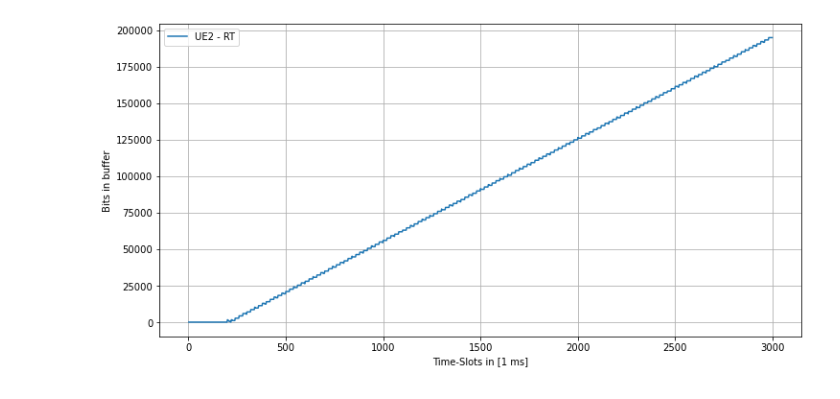
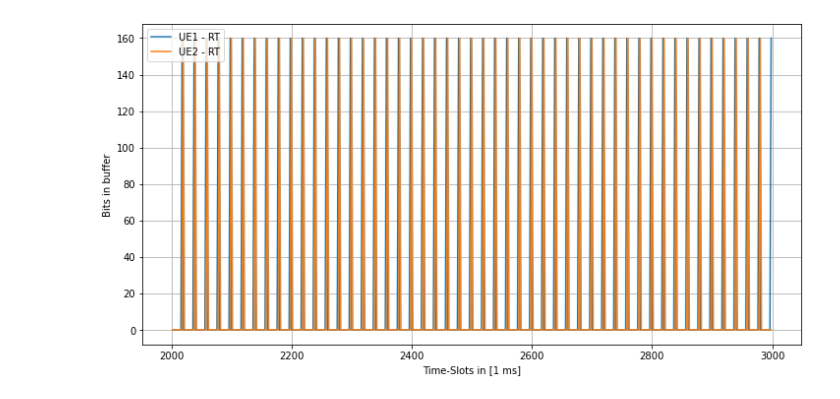
Before and after one commit to CarolineZoll/EDS, a Jupyter notebook: Event Driven Sim-CoMP-ONLYRT.ipynb, the cells around one changed output. Drawn from its saved outputs; the diff is of its cells as text; code cells hidden in the pictures.

```diff
--- a/Event Driven Sim-CoMP-ONLYRT.ipynb
+++ b/Event Driven Sim-CoMP-ONLYRT.ipynb
@@ -29,12 +24,13 @@ max_prb=50
 thr=6
 cluster=[19,20]
 
-ue_nr=50
+ue_nr=100
 
 x=np.append(np.ones(ue_nr)*19,np.ones(ue_nr)*20)
 y=np.append(np.ones(ue_nr)*20,np.ones(ue_nr)*19)
-sinr=np.random.randint(0,12,ue_nr*2)
-sinr2=np.random.randint(2,16,ue_nr*2)
+sinr=np.random.randint(-5,15,ue_nr*2)
+sinr2=np.random.randint(0,18,ue_nr*2)
+
 rt_nrt=np.array([])
 rt_nrt=np.append(rt_nrt,np.ones(ue_nr*2)*0)
 
@@ -113,17 +88,16 @@ ue_all[60].mon
 # %%
-
 plt.figure(figsize=(12,6))
-#plt.plot(list(ue_all[20].mon.keys())[1000:3000],list(ue_all[20].mon.values())[1000:3000],label='UE1 - RT')
-plt.plot(list(ue_all[9].mon.keys()),list(ue_all[9].mon.values()),label='UE2 - RT')
-#plt.plot(list(ue_all[45].mon.keys()),list(ue_all[45].mon.values()),label='UE3 - RT')
+plt.plot(list(ue_all[20].mon.keys())[1000:3000],list(ue_all[20].mon.values())[1000:3000],label='UE1 - RT')
+plt.plot(list(ue_all[30].mon.keys())[1000:3000],list(ue_all[30].mon.values())[1000:3000],label='UE2 - RT')
+#plt.plot(list(ue_all[47].mon.keys()),list(ue_all[47].mon.values()),label='UE3 - RT')
 #plt.plot(list(ue_list[120].mon.keys())[1000:3000],list(ue_list[120].mon.values())[1000:3000],label='UE4')
 plt.xlabel('Time-Slots in [1 ms]')
 plt.ylabel('Bits in buffer')
 plt.legend(loc="upper left")
 plt.grid()
 #plt.axvline(x = 13, color = 'b', label = 'axvline - full height')
 #plt.axvline(x = 27, color = 'b', label = 'axvline - full height')
 # %% [output]
-[figure, old version]
+[figure, new version]
 # %%
 df=eds.ue_to_df(ue_all[0:49])
```
Also changed, not shown: parts of 23 cells of this notebook, 5 other files.
